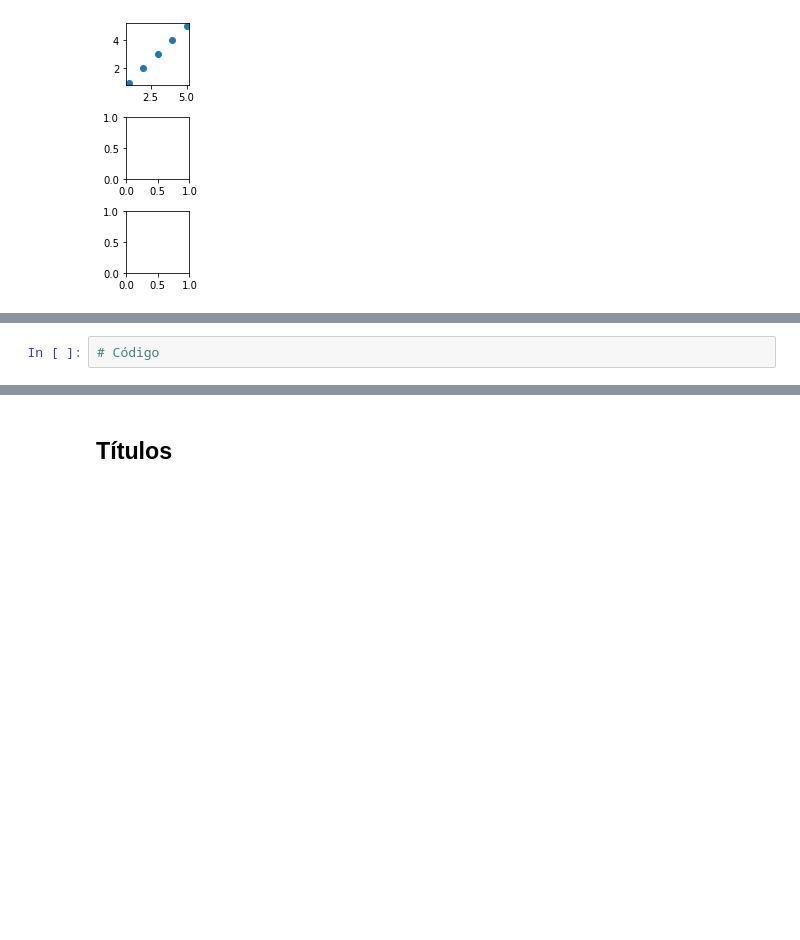
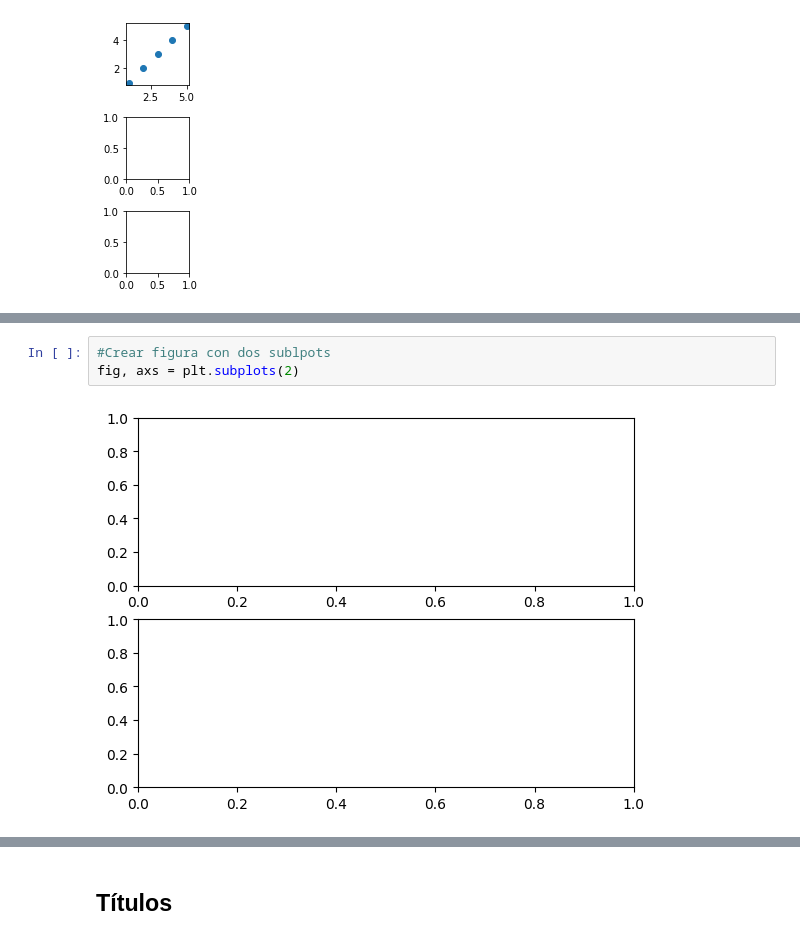
Before and after one commit to jvillanuevas/Data-Translator, a Jupyter notebook: Actividad Data Visualization 1.ipynb, the cells around one changed output, grey strips where cells are left out. Cells and saved outputs as stored; diff of their text form; blank space fills up the shorter version.

```diff
--- a/Actividad Data Visualization 1.ipynb
+++ b/Actividad Data Visualization 1.ipynb
@@ -296,5 +312,8 @@ Tomar las actividades 'picos' y 'cuadrado' y agregar los gráficos en dos conjun
 La solución debe verse como sigue:
 
 ![scrambled-box](https://i.ibb.co/CHgdqqS/scrambled-box.png)
-# %%
-# Código
+# %%
+#Crear figura con dos sublpots
+fig, axs = plt.subplots(2)
+# %% [output]
+[figure, added]
```
Also changed, not shown: parts of 13 cells of this notebook.
